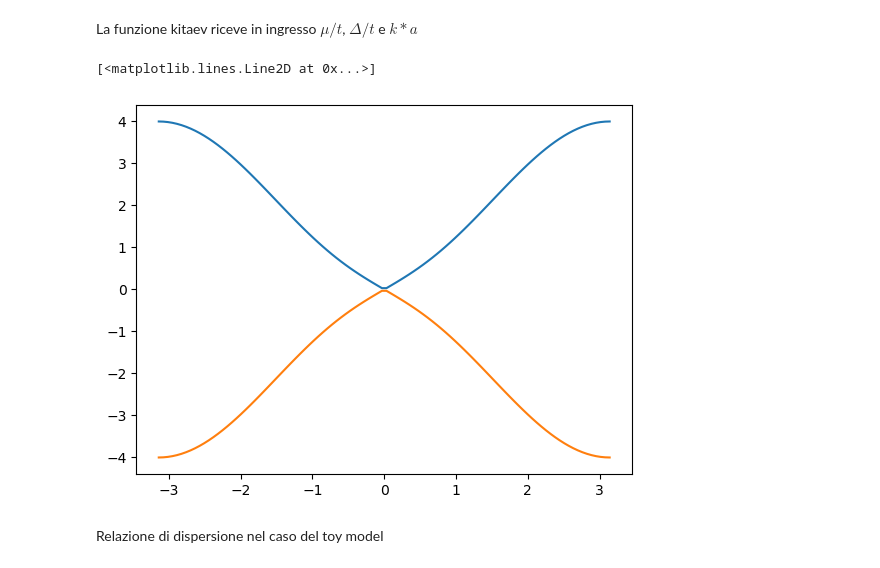
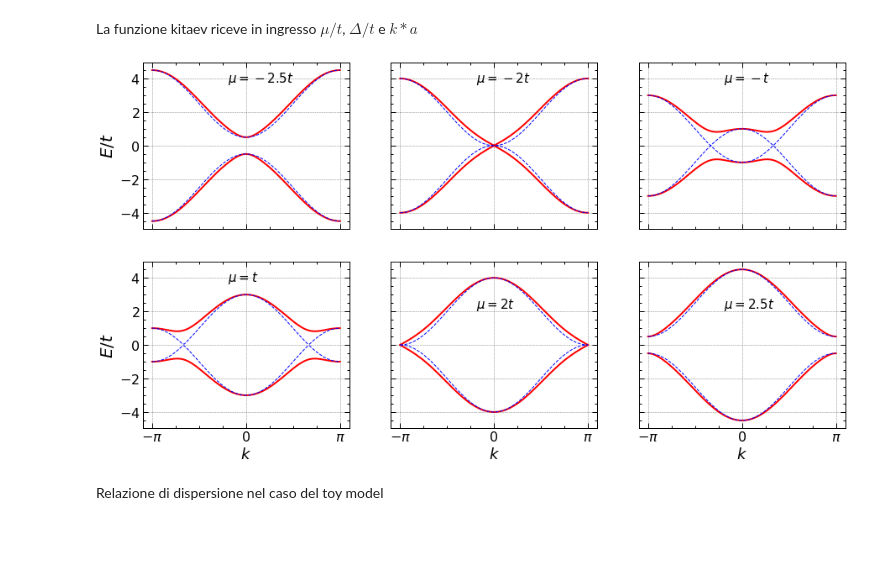
Before and after one commit to PaulD273/Fermioni-Majorana, a Jupyter notebook: Modello di Kitaev.ipynb, the cells around one changed output. Cells and saved outputs as stored; diff of their text form; code cells hidden in the pictures; blank space fills up the shorter version.

```diff
--- a/Modello di Kitaev.ipynb
+++ b/Modello di Kitaev.ipynb
@@ -4,3 +6,6 @@ import matplotlib.pyplot as plt
+# %%
+import scienceplots
+plt.style.use(['science', 'notebook', 'grid'])
 # %% [markdown]
 La relazione di dispersione $E_k$ in rapporto all'hopping parameter $t$
 
@@ -14,11 +19,80 @@ def kitaev(mu, Delta = 1/2, k = np.linspace(-np.pi, np.pi, 100)):
 k = np.linspace(-np.pi, np.pi, 100)
 Delta = 1/2
 # %%
-plt.plot(k,kitaev(-2))
-plt.plot(k, -kitaev(-2))
+fig, axes = plt.subplots(2, 3, figsize=(15,8), sharex=True, sharey=True)
+
+ax = axes[0][0]
+ax.set_xticks(ticks=[-np.pi, 0, np.pi], labels = ['$-\pi$', '0', '$\pi$'])
+#kitaev dispersion
+ax.plot(k,kitaev(-2.5), color = 'r')
+ax.plot(k, -kitaev(-2.5), color = 'r')
+#bare electron dispersion
+ax.plot(k,kitaev(Delta=0, mu=-2.5), '--', color = 'b', lw=1)
+ax.plot(k, -kitaev(Delta=0, mu=-2.5), '--', lw=1, color = 'b')
+ax.text(-0.6, 3.80, r'$\mu = -2.5t$', #transform=ax.transAxes,
+        size=15)
+ax.set_ylabel('$E/t$', size = 20)
+
+ax = axes[0][1]
+# ax.tick_params()
+#kitaev dispersion
+ax.plot(k,kitaev(-2), color = 'r')
+ax.plot(k, -kitaev(-2), color = 'r')
+#bare electron dispersion
+ax.plot(k,kitaev(Delta=0, mu=-2), '--', color = 'b', lw=1)
+ax.plot(k, -kitaev(Delta=0, mu=-2), '--', lw=1, color = 'b')
+ax.text(-0.6, 3.80, '$\u03BC = -2t$', #transform=ax.transAxes,
+        size=15)
+ax.grid(True)
+
+ax = axes[0][2]
+#kitaev dispersion
+ax.plot(k,kitaev(-1), color = 'r')
+ax.plot(k, -kitaev(-1), color = 'r')
+#bare electron dispersion
+ax.plot(k,kitaev(Delta=0, mu=-1), '--', color = 'b', lw=1)
+ax.plot(k, -kitaev(Delta=0, mu=-1), '--', lw=1, color = 'b')
+ax.text(-0.6, 3.80, '$\u03BC = -t$', #transform=ax.transAxes,
+        size=15)
+
+
+ax = axes[1][0]
+#kitaev dispersion
+ax.plot(k,kitaev(1), color = 'r')
+ax.plot(k, -kitaev(1), color = 'r')
+#bare electron dispersion
+ax.plot(k,kitaev(Delta=0, mu=1), '--', color = 'b', lw=1)
+ax.plot(k, -kitaev(Delta=0, mu=1), '--', lw=1, color = 'b')
+ax.text(-0.6, 3.80, '$\u03BC = t$', #transform=ax.transAxes,
+        size=15)
+ax.set_xlabel('$k$', size = 18)
+ax.set_ylabel('$E/t$', size = 20)
+
+ax = axes[1][1]
+#kitaev dispersion
+ax.plot(k,kitaev(2), color = 'r')
+ax.plot(k, -kitaev(2), color = 'r')
+#bare electron dispersion
+ax.plot(k,kitaev(Delta=0, mu=2), '--', color = 'b', lw=1)
+ax.plot(k, -kitaev(Delta=0, mu=2), '--', lw=1, color = 'b')
+ax.text(-0.6, 2.20, '$\u03BC = 2t$', #transform=ax.transAxes,
+        size=15)
+ax.set_xlabel('$k$', size = 18)
+
+ax = axes[1][2]
+#kitaev dispersion
+ax.plot(k,kitaev(2.5), color = 'r')
+ax.plot(k, -kitaev(2.5), color = 'r')
+#bare electron dispersion
+ax.plot(k,kitaev(Delta=0, mu=2.5), '--', color = 'b', lw=1)
+ax.plot(k, -kitaev(Delta=0, mu=2.5), '--', lw=1, color = 'b')
+ax.text(-0.6, 2.20, '$\u03BC = 2.5t$', #transform=ax.transAxes,
+        size=15)
+ax.set_xlabel('$k$', size = 18)
+plt.savefig('kitaev-bare electron1.svg', dpi = 200)
+plt.show()
 # %% [output]
-[<matplotlib.lines.Line2D at 0x...>]
-[figure, old version]
+[figure, new version]
 # %% [markdown]
 Relazione di dispersione nel caso del toy model
 # %% [markdown]
```
Also changed, not shown: parts of 1 cell of this notebook, 3 other files.
